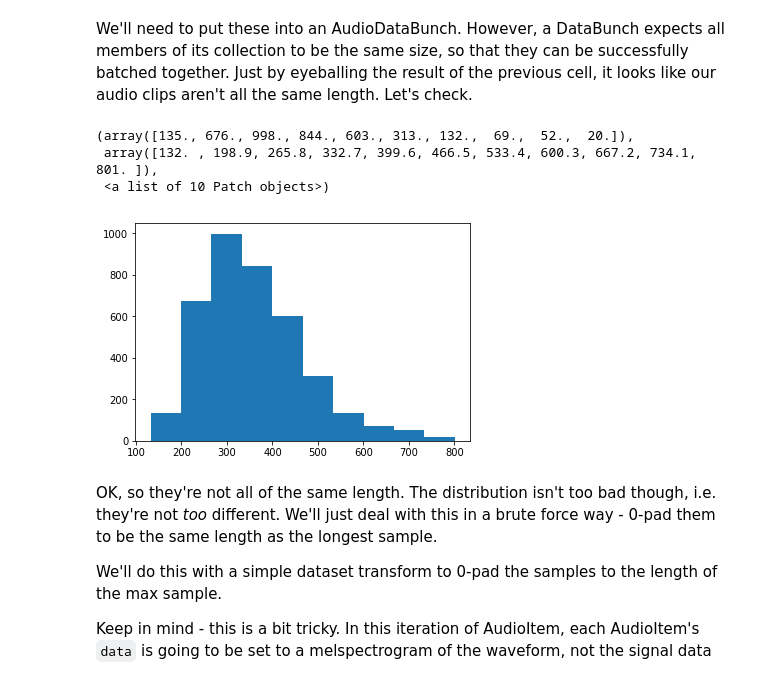
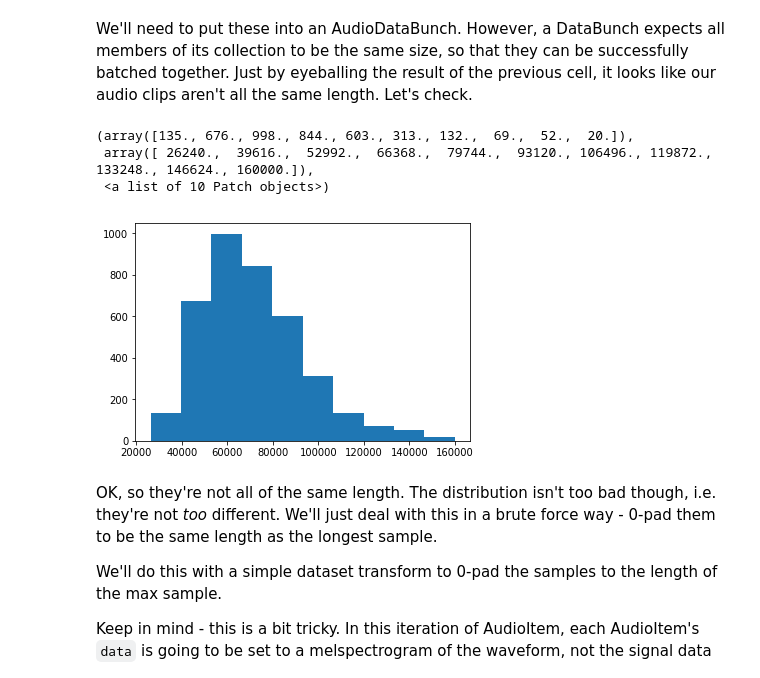
Before and after one commit to fastaudio/fastai_audio, a Jupyter notebook: DataLoading.ipynb, the cells around one changed output. Drawn from its saved outputs; the diff is of its cells as text; code cells hidden in the pictures.

```diff
--- a/DataLoading.ipynb
+++ b/DataLoading.ipynb
@@ -170,13 +96,13 @@ Path: /home/jupyter/.fastai/data/ST-AEDS-20180100_1-OS
 # %% [markdown]
 We'll need to put these into an AudioDataBunch. However, a DataBunch expects all members of its collection to be the same size, so that they can be successfully batched together. Just by eyeballing the result of the previous cell, it looks like our audio clips aren't all the same length. Let's check.
 # %%
-audio_lengths = tensor([a.data.shape[1] for a in audios])
+audio_lengths = tensor([a.data.sig.shape[0] for a in audios])
 plt.hist(audio_lengths)
 # %% [output]
 (array([135., 676., 998., 844., 603., 313., 132.,  69.,  52.,  20.]),
- array([132. , 198.9, 265.8, 332.7, 399.6, 466.5, 533.4, 600.3, 667.2, 734.1, 801. ]),
+ array([ 26240.,  39616.,  52992.,  66368.,  79744.,  93120., 106496., 119872., 133248., 146624., 160000.]),
  <a list of 10 Patch objects>)
-[figure, old version]
+[figure, new version]
 # %% [markdown]
 OK, so they're not all of the same length. The distribution isn't too bad though, i.e. they're not _too_ different. We'll just deal with this in a brute force way - 0-pad them to  be the same length as the longest sample.
 
```
Also changed, not shown: parts of 24 cells of this notebook, 2 other files.
